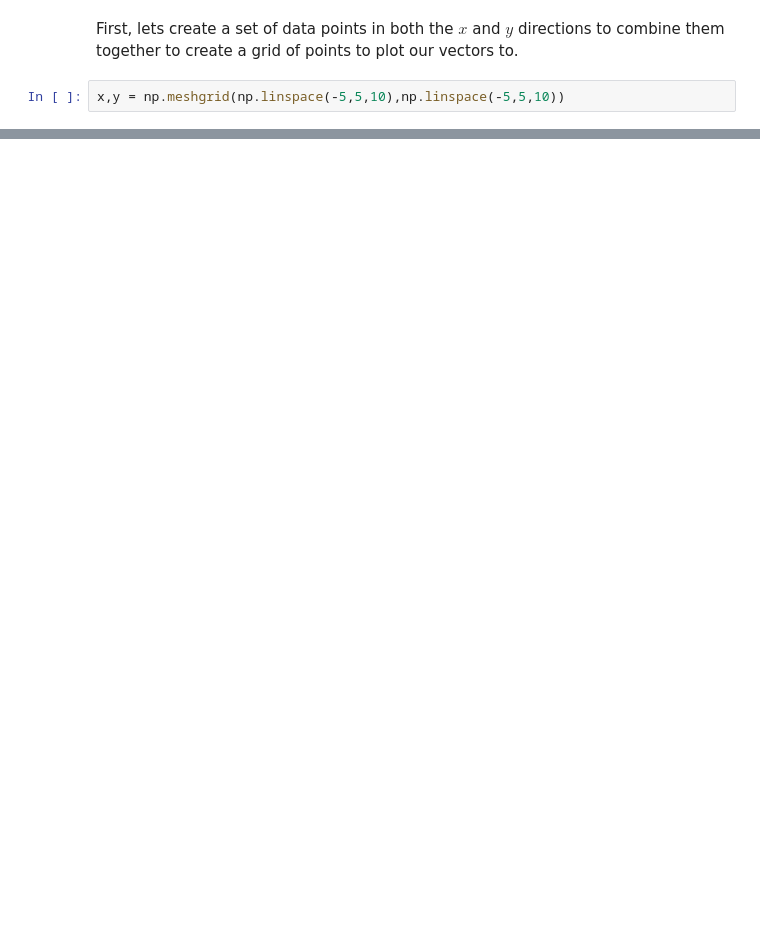
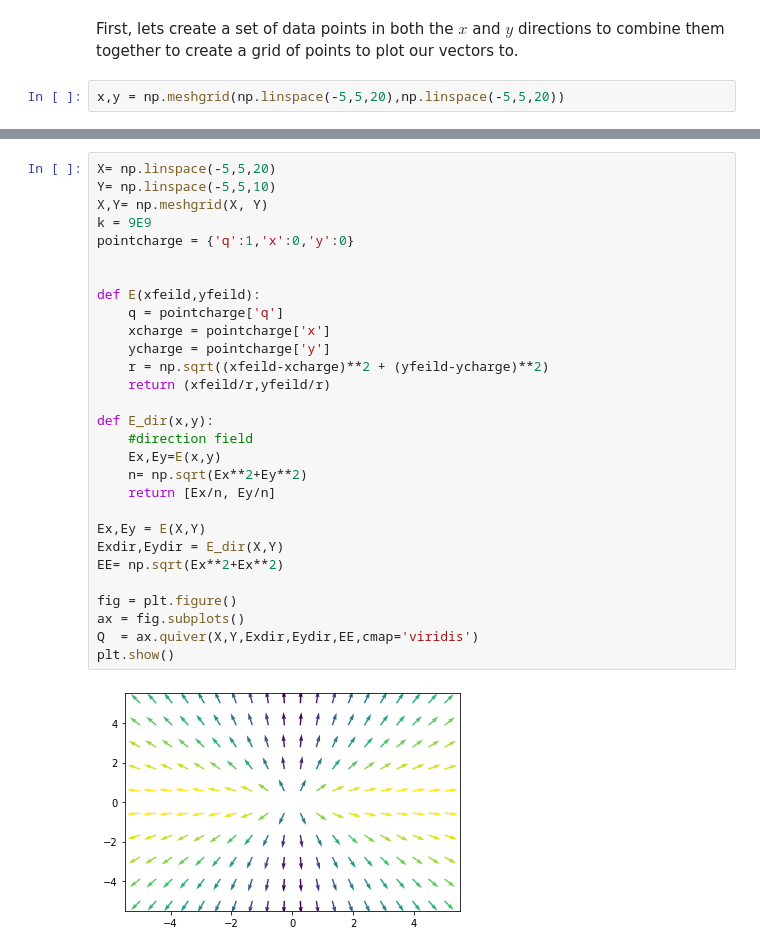
Before and after one commit to astrocardozo/IB-Physics, a Jupyter notebook: Introduction to Python/Vector Fields.ipynb, the cells around one changed output, grey strips where cells are left out. Saved outputs shown, nothing was run; the diff lists cells and outputs as text; blank space fills up the shorter version.

```diff
--- a/Introduction to Python/Vector Fields.ipynb
+++ b/Introduction to Python/Vector Fields.ipynb
@@ -15,5 +13,5 @@ Using matplotlib backend: <object object at 0x...>
 # %% [markdown]
 First, lets create a set of data points in both the $x$ and $y$ directions to combine them together to create a grid of points to plot our vectors to.
 # %%
-x,y = np.meshgrid(np.linspace(-5,5,10),np.linspace(-5,5,10))
+x,y = np.meshgrid(np.linspace(-5,5,20),np.linspace(-5,5,20))
 # %%
@@ -26,0 +33,31 @@ plt.show()
+# %%
+X= np.linspace(-5,5,20)
+Y= np.linspace(-5,5,10)
+X,Y= np.meshgrid(X, Y)
+k = 9E9
+pointcharge = {'q':1,'x':0,'y':0}
+
+
+def E(xfeild,yfeild):
+    q = pointcharge['q']
+    xcharge = pointcharge['x']
+    ycharge = pointcharge['y']
+    r = np.sqrt((xfeild-xcharge)**2 + (yfeild-ycharge)**2)
+    return (xfeild/r,yfeild/r)
+
+def E_dir(x,y):
+    #direction field
+    Ex,Ey=E(x,y)
+    n= np.sqrt(Ex**2+Ey**2)
+    return [Ex/n, Ey/n]
+
+Ex,Ey = E(X,Y)
+Exdir,Eydir = E_dir(X,Y)
+EE= np.sqrt(Ex**2+Ex**2)
+
+fig = plt.figure()
+ax = fig.subplots()
+Q  = ax.quiver(X,Y,Exdir,Eydir,EE,cmap='viridis')
+plt.show()
+# %% [output]
+[figure, added]
```
Also changed, not shown: parts of 3 cells of this notebook, 1 other file.
